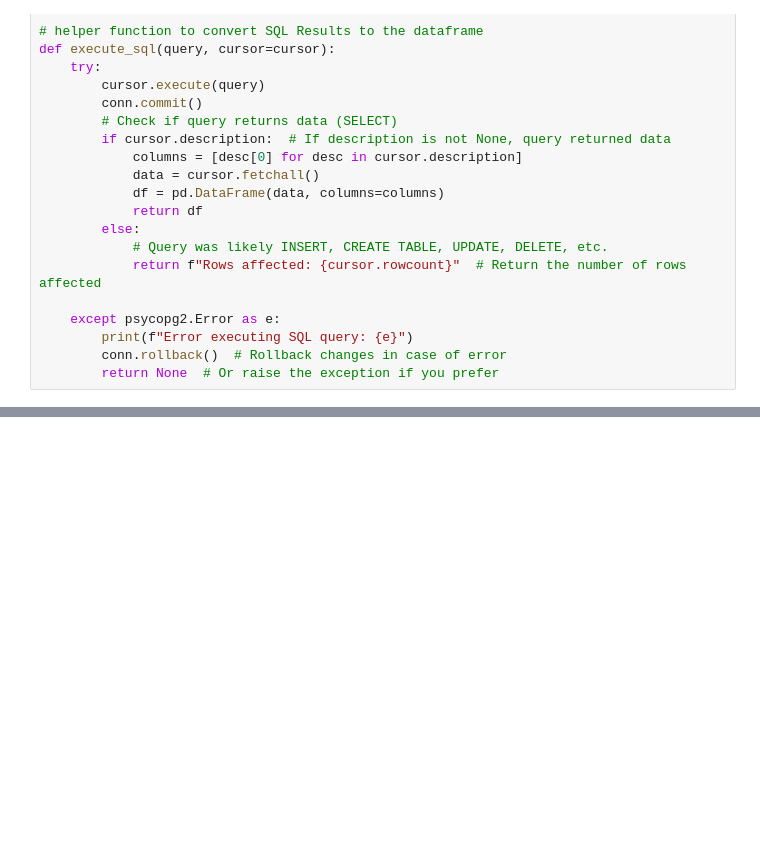
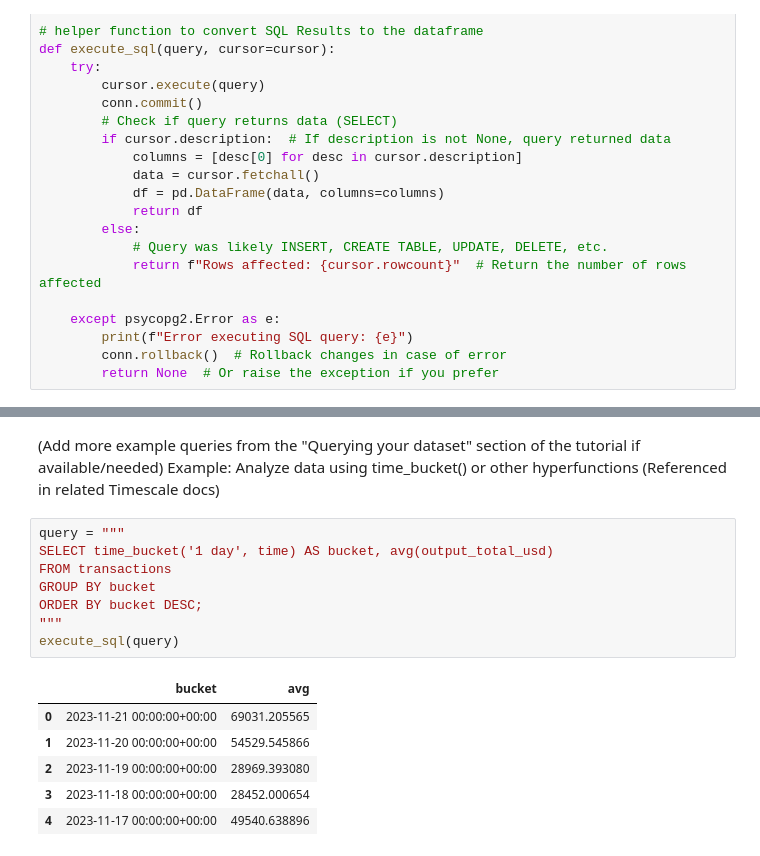
Before and after one commit to antonum/Timescale-Workshops, a Jupyter notebook: Tutorials/query-bitcoin-data.ipynb, the cells around one changed output, grey strips where cells are left out. Cells and saved outputs as stored; diff of their text form; blank space fills up the shorter version.

```diff
--- a/Tutorials/query-bitcoin-data.ipynb
+++ b/Tutorials/query-bitcoin-data.ipynb
@@ -386,0 +304,18 @@ TimescaleDB makes these types of analyses efficient and straightforward, even wi
+# %% [markdown]
+(Add more example queries from the "Querying your dataset" section of the tutorial if available/needed)
+Example: Analyze data using time_bucket() or other hyperfunctions (Referenced in related Timescale docs)
+# %%
+query = """
+SELECT time_bucket('1 day', time) AS bucket, avg(output_total_usd)
+FROM transactions
+GROUP BY bucket
+ORDER BY bucket DESC;
+"""
+execute_sql(query)
+# %% [output]
+|  | bucket | avg |
+| 0 | 2023-11-21 00:00:00+00:00 | 69031.205565 |
+| 1 | 2023-11-20 00:00:00+00:00 | 54529.545866 |
+| 2 | 2023-11-19 00:00:00+00:00 | 28969.393080 |
+| 3 | 2023-11-18 00:00:00+00:00 | 28452.000654 |
+| 4 | 2023-11-17 00:00:00+00:00 | 49540.638896 |
```
Also changed, not shown: parts of 64 cells of this notebook.
